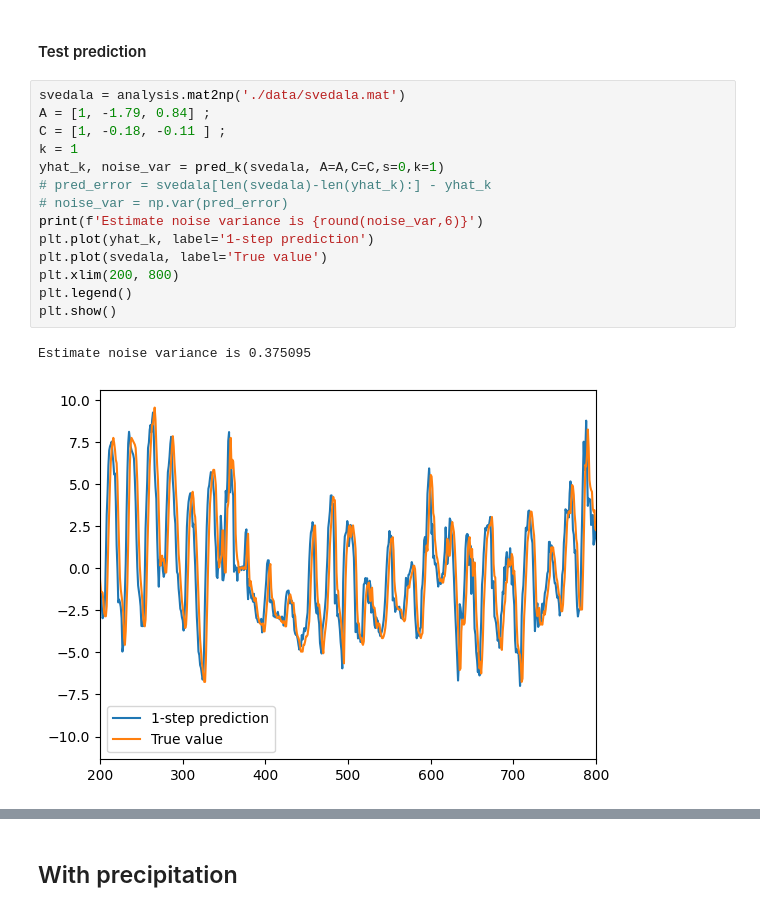
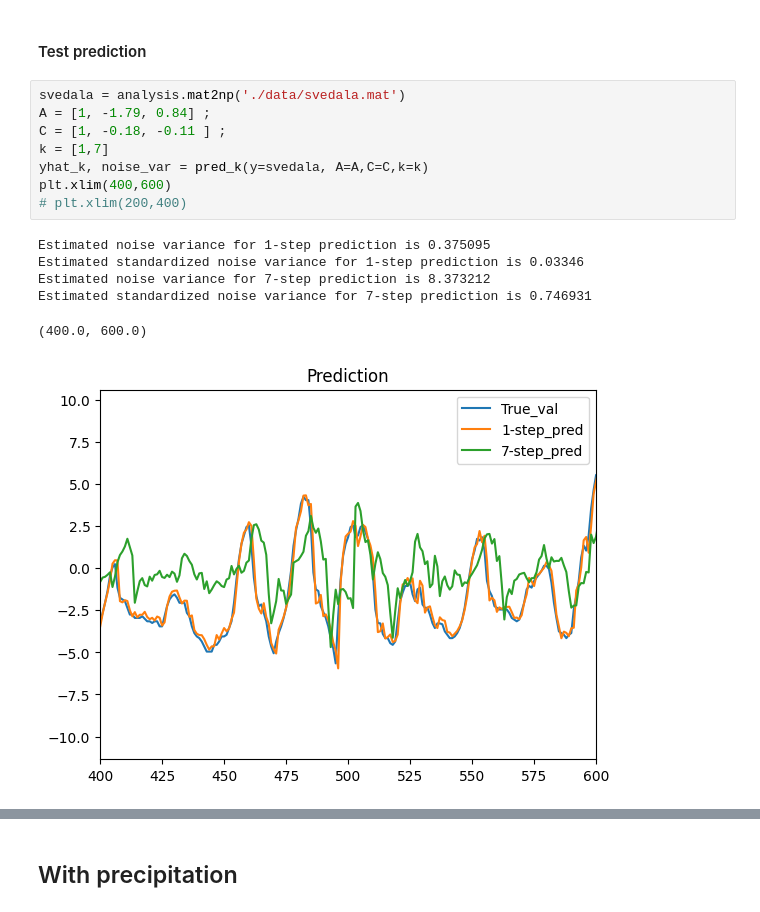
Before and after one commit to atjhin/lund-university, a Jupyter notebook: MASM17/FinalProject.ipynb, the cells around one changed output, grey strips where cells are left out. Drawn from its saved outputs; the diff is of its cells as text.

```diff
--- a/MASM17/FinalProject.ipynb
+++ b/MASM17/FinalProject.ipynb
@@ -533,17 +631,15 @@ Here we see that the transformed prediction follows the actual data better, but
 # %%
 svedala = analysis.mat2np('./data/svedala.mat')
 A = [1, -1.79, 0.84] ;
 C = [1, -0.18, -0.11 ] ;
-k = 1
-yhat_k, noise_var = pred_k(svedala, A=A,C=C,s=0,k=1)
-# pred_error = svedala[len(svedala)-len(yhat_k):] - yhat_k
-# noise_var = np.var(pred_error)
-print(f'Estimate noise variance is {round(noise_var,6)}')
-plt.plot(yhat_k, label='1-step prediction')
-plt.plot(svedala, label='True value')
-plt.xlim(200, 800)
-plt.legend()
-plt.show()
+k = [1,7]
+yhat_k, noise_var = pred_k(y=svedala, A=A,C=C,k=k)
+plt.xlim(400,600)
+# plt.xlim(200,400)
 # %% [output]
-Estimate noise variance is 0.375095
+Estimated noise variance for 1-step prediction is 0.375095
+Estimated standardized noise variance for 1-step prediction is 0.03346
+Estimated noise variance for 7-step prediction is 8.373212
+Estimated standardized noise variance for 7-step prediction is 0.746931
+(400.0, 600.0)
-[figure, old version]
+[figure, new version]
```
Also changed, not shown: parts of 71 cells of this notebook, 1 other file.
